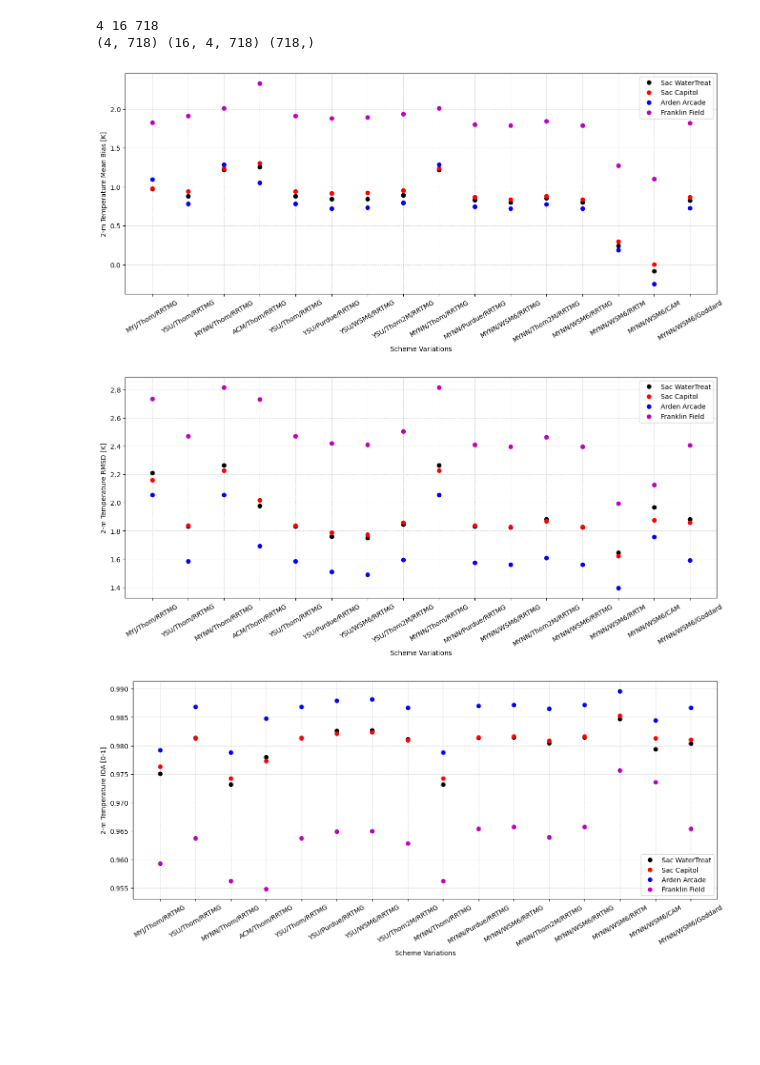
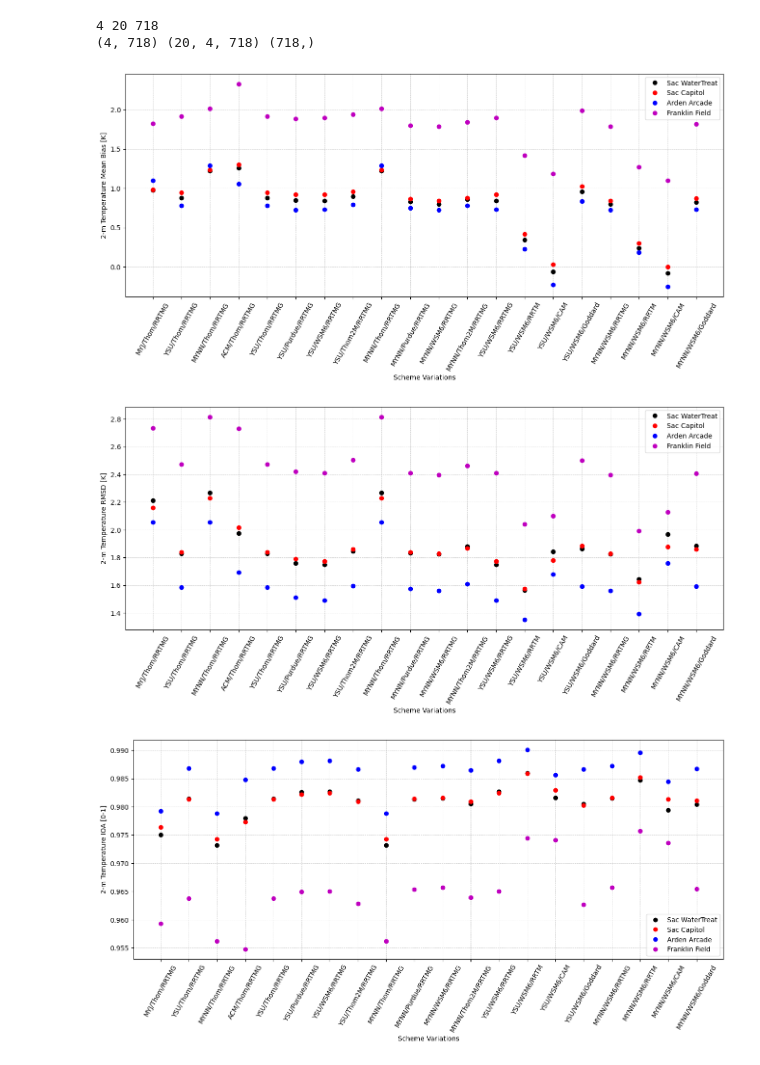
Before and after one commit to wtoslac/LCLUCWRF, a Jupyter notebook: PyWRF/CompileStats.ipynb, the cells around one changed output. Drawn from its saved outputs; the diff is of its cells as text; code cells hidden in the pictures; blank space fills up the shorter version.

```diff
--- a/PyWRF/CompileStats.ipynb
+++ b/PyWRF/CompileStats.ipynb
@@ -1,12 +43,4 @@
 # %%
-## Loading the Libaries.
-from glob import glob
-from netCDF4 import Dataset
-import numpy as np
-import matplotlib.pyplot as plt
-from wrf import getvar, to_np, ll_to_xy, ALL_TIMES, get_cartopy, latlon_coords, ll_to_xy, vertcross, interplevel,ALL_TIMES
-import cartopy as cp
-
 ## Load the EPA Data Input File
 EPA_files = [
     "/data/wto/EPAMetData/hourly_TEMP_2020_06_Sac.csv",
@@ -17,27 +51,7 @@ EPA_files = [
 # Load and convert all 4 stations at once → shape (4, n_hours)
 EPAVals = np.array([(np.loadtxt(f, delimiter=',', usecols=[13],max_rows=718)-32)*5/9 for f in EPA_files])
 
-#print(len(DataVal))
-
-# === Get the WRF Values for the entire month and for all 4 locations.
 WRFVar = "T2"
-WRFLocs= [[38.593322,-121.503795],[38.56844,-121.49311],[38.613779,-121.368014],[38.302591,-121.420838]]
-WRFFiles = ["/data/wto/WRFOUT/Sac_NDown_UCM1_PBL2_FDDA1_250710/wrfout_d01_2020-06-*",
-            "/data/wto/WRFOUT/Sac_NDown_UCM1_PBL1_FDDA1_250714/wrfout_d01_2020-06-*",
-            "/data/wto/WRFOUT/Sac_NDown_UCM1_PBL5_FDDA1_250711/wrfout_d01_2020-06-*",
-            "/data/wto/WRFOUT/Sac_NDown_UCM1_PBL7_FDDA1_250715/wrfout_d01_2020-06-*",
-            "/data/wto/WRFOUT/Sac_NDown_UCM1_PBL1_FDDA1_250714/wrfout_d01_2020-06-*",
-            "/data/wto/WRFOUT/Sac_NDown_UCM1_PBL1_FDDA1_MP2_250716/wrfout_d01_2020-06-*",
-            "/data/wto/WRFOUT/Sac_NDown_UCM1_PBL1_FDDA1_MP6_250718/wrfout_d01_2020-06-*",
-            "/data/wto/WRFOUT/Sac_NDown_UCM1_PBL1_FDDA1_MP38_250719/wrfout_d01_2020-06-*",
-            "/data/wto/WRFOUT/Sac_NDown_UCM1_PBL5_FDDA1_250711/wrfout_d01_2020-06-*",
-            "/data/wto/WRFOUT/Sac_NDown_UCM1_PBL5_FDDA1_MP2_250805/wrfout_d01_2020-06-*",
-            "/data/wto/WRFOUT/Sac_NDown_UCM1_PBL5_FDDA1_MP6_250730/wrfout_d01_2020-06-*",
-            "/data/wto/WRFOUT/Sac_NDown_UCM1_PBL5_FDDA1_MP38_250804/wrfout_d01_2020-06-*",
-            "/data/wto/WRFOUT/Sac_NDown_UCM1_PBL5_FDDA1_MP6_RAD4_251118/wrfout_d01_2020-06-*",
-            "/data/wto/WRFOUT/Sac_NDown_UCM1_PBL5_FDDA1_MP6_RAD1_251120/wrfout_d01_2020-06-*",
-            "/data/wto/WRFOUT/Sac_NDown_UCM1_PBL5_FDDA1_MP6_RAD3_251121/wrfout_d01_2020-06-*",
-            "/data/wto/WRFOUT/Sac_NDown_UCM1_PBL5_FDDA1_MP6_RAD5_251119/wrfout_d01_2020-06-*"]
 WRFTime = None        # will hold the common time axis
 WRFVals = []          # shape: [n_folders][n_locs][n_times]
 
@@ -99,14 +113,7 @@ for iLoc in range(0,EPAVals.shape[0]):
         ioa = 1 - numerator / denominator if denominator != 0 else np.nan
         IOAs.append(ioa)
 
-# The x_labels should be a list of strings
-x_labels = [
-    'MYJ/Thom/RRTMG',    'YSU/Thom/RRTMG',    'MYNN/Thom/RRTMG',   'ACM/Thom/RRTMG',
-    'YSU/Thom/RRTMG',    'YSU/Purdue/RRTMG',  'YSU/WSM6/RRTMG',    'YSU/Thom2M/RRTMG',
-    'MYNN/Thom/RRTMG',   'MYNN/Purdue/RRTMG', 'MYNN/WSM6/RRTMG',   'MYNN/Thom2M/RRTMG',
-    'MYNN/WSM6/RRTMG',   'MYNN/WSM6/RRTM',    'MYNN/WSM6/CAM',     'MYNN/WSM6/Goddard'
-]
-NModels=len(x_labels)
+
 
 plt.figure(figsize=(16, 6))
 plt.plot(Biases[0:NModels*1],'.k',ms=12,label="Sac WaterTreat")
@@ -116,42 +123,42 @@ plt.plot(Biases[NModels*3:NModels*4],'.m',ms=12,label="Franklin Field")
 plt.legend()
 plt.xlabel("Scheme Variations")
 plt.ylabel("2-m Temperature Mean Bias [K]")
-plt.xticks(range(0,NModels), x_labels,rotation=30)
+plt.xticks(range(0,NModels), x_labels,rotation=60)
 plt.grid(True, which='both', linestyle='--', linewidth=0.5, alpha=0.7)
 plt.show()
 #print(Biases)
 
 plt.figure(figsize=(16, 6))
 plt.plot(RMSDs[0:NModels*1],'.k',ms=12,label="Sac WaterTreat")
 plt.plot(RMSDs[NModels*1:NModels*2],'.r',ms=12,label="Sac Capitol")
 plt.plot(RMSDs[NModels*2:NModels*3],'.b',ms=12,label="Arden Arcade")
 plt.plot(RMSDs[NModels*3:NModels*4],'.m',ms=12,label="Franklin Field")
 plt.legend()
 plt.xlabel("Scheme Variations")
 plt.ylabel("2-m Temperature RMSD [K]")
-plt.xticks(range(0,NModels), x_labels,rotation=30)
+plt.xticks(range(0,NModels), x_labels,rotation=60)
 plt.grid(True, which='both', linestyle='--', linewidth=0.5, alpha=0.7)
 plt.show()
 #print(RMSDs)
 
 plt.figure(figsize=(16, 6))
 plt.plot(IOAs[0:NModels*1],'.k',ms=12,label="Sac WaterTreat")
 plt.plot(IOAs[NModels*1:NModels*2],'.r',ms=12,label="Sac Capitol")
 plt.plot(IOAs[NModels*2:NModels*3],'.b',ms=12,label="Arden Arcade")
 plt.plot(IOAs[NModels*3:NModels*4],'.m',ms=12,label="Franklin Field")
 plt.legend()
 plt.xlabel("Scheme Variations")
 plt.ylabel("2-m Temperature IOA [0-1]")
-plt.xticks(range(0,NModels), x_labels,rotation=30)
+plt.xticks(range(0,NModels), x_labels,rotation=60)
 plt.grid(True, which='both', linestyle='--', linewidth=0.5, alpha=0.7)
 plt.show()
 #print(IOAs)
 # %% [output]
-4 16 718
-(4, 718) (16, 4, 718) (718,)
+4 20 718
+(4, 718) (20, 4, 718) (718,)
-[figure, old version]
+[figure, new version]
-[figure, old version]
+[figure, new version]
-[figure, old version]
+[figure, new version]
 # %%
 ## Loading the Libaries.
 from glob import glob
```
Also changed, not shown: parts of 4 cells of this notebook.
